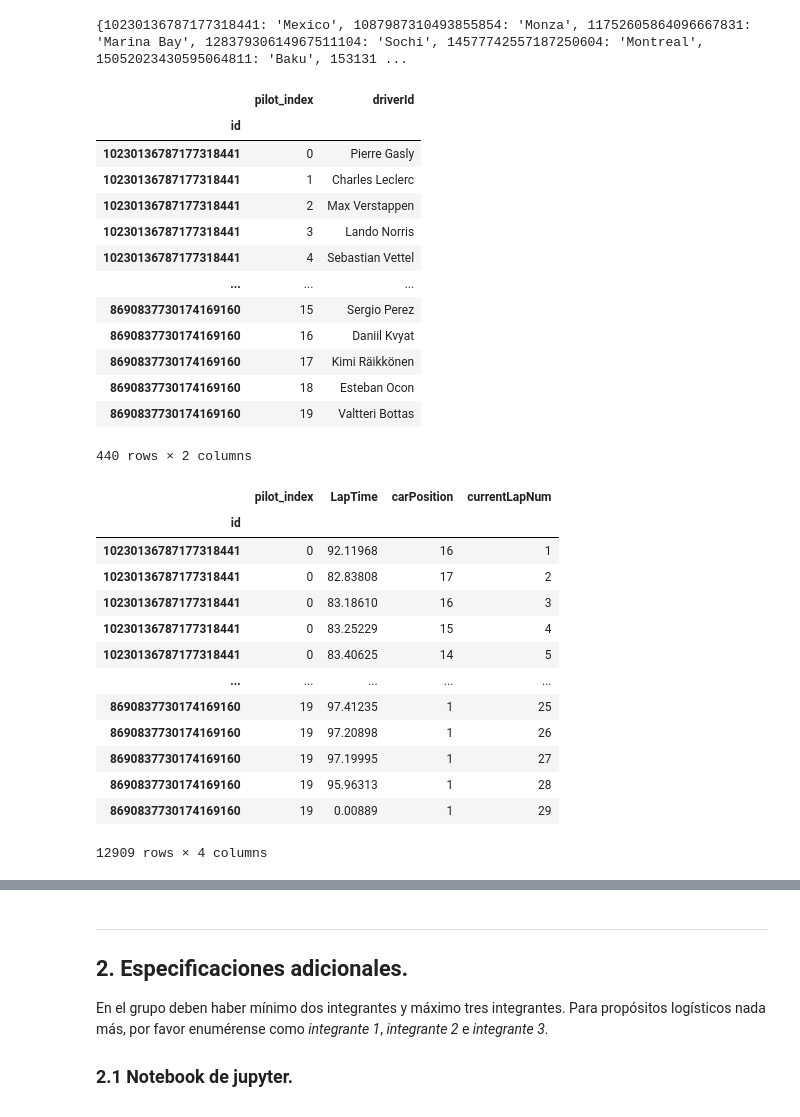
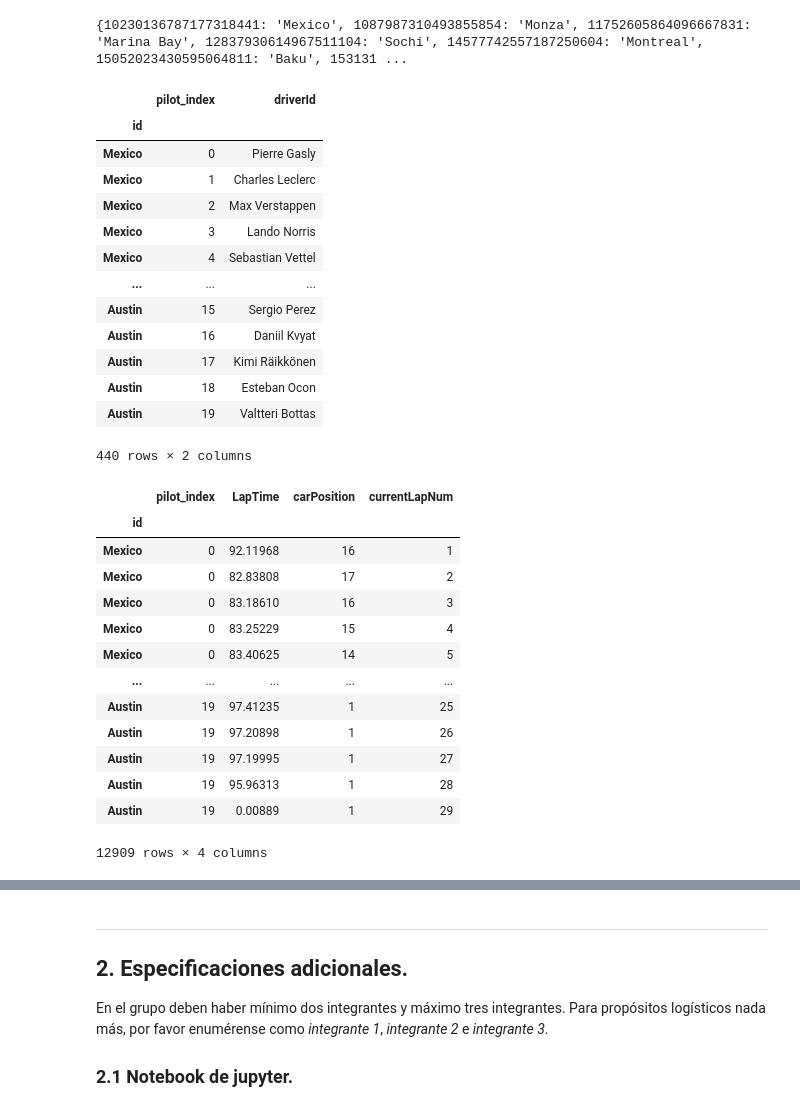
Before and after one commit to carolanb/Proyecto_modulo1, a Jupyter notebook: GuiaProyectoActual.ipynb, the cells around one changed output, grey strips where cells are left out. Cells and saved outputs as stored; diff of their text form; code cells hidden in the pictures.

```diff
--- a/GuiaProyectoActual.ipynb
+++ b/GuiaProyectoActual.ipynb
@@ -198,42 +198,44 @@ print(dic)
 # %%
 pilotdata= pd.read_excel("participant_racet.xlsx")
 p_d = pd.DataFrame(pilotdata)
 p_d.set_index('id', inplace=True)
 p_d = p_d.drop(["Source.Name", "maxRPM","idleRPM","teamId"], axis=1)
+p_d.index = p_d.index.map(dic)
 p_d
 # %% [output]
 |  | pilot_index | driverId |
 | id |  |  |
-| 10230136787177318441 | 0 | Pierre Gasly |
-| 10230136787177318441 | 1 | Charles Leclerc |
-| 10230136787177318441 | 2 | Max Verstappen |
-| 10230136787177318441 | 3 | Lando Norris |
-| 10230136787177318441 | 4 | Sebastian Vettel |
+| Mexico | 0 | Pierre Gasly |
+| Mexico | 1 | Charles Leclerc |
+| Mexico | 2 | Max Verstappen |
+| Mexico | 3 | Lando Norris |
+| Mexico | 4 | Sebastian Vettel |
 | ... | ... | ... |
-| 8690837730174169160 | 15 | Sergio Perez |
-| 8690837730174169160 | 16 | Daniil Kvyat |
-| 8690837730174169160 | 17 | Kimi Räikkönen |
-| 8690837730174169160 | 18 | Esteban Ocon |
-| 8690837730174169160 | 19 | Valtteri Bottas |
+| Austin | 15 | Sergio Perez |
+| Austin | 16 | Daniil Kvyat |
+| Austin | 17 | Kimi Räikkönen |
+| Austin | 18 | Esteban Ocon |
+| Austin | 19 | Valtteri Bottas |
 440 rows × 2 columns
 # %%
 racetdata= pd.read_excel("participant_racet.xlsx", sheet_name='RaceTimeData')
 rt = pd.DataFrame(racetdata)
 rt.set_index('id', inplace=True)
 rt = rt.drop(["Source.Name", "frameIdentifierStart","frameIdentifierStop","sector1TimeInMS","sector2TimeInMS","sector3TimeInMS"], axis=1)
+rt.index = rt.index.map(dic)
 rt
 # %% [output]
 |  | pilot_index | LapTime | carPosition | currentLapNum |
 | id |  |  |  |  |
-| 10230136787177318441 | 0 | 92.11968 | 16 | 1 |
-| 10230136787177318441 | 0 | 82.83808 | 17 | 2 |
-| 10230136787177318441 | 0 | 83.18610 | 16 | 3 |
-| 10230136787177318441 | 0 | 83.25229 | 15 | 4 |
-| 10230136787177318441 | 0 | 83.40625 | 14 | 5 |
+| Mexico | 0 | 92.11968 | 16 | 1 |
+| Mexico | 0 | 82.83808 | 17 | 2 |
+| Mexico | 0 | 83.18610 | 16 | 3 |
+| Mexico | 0 | 83.25229 | 15 | 4 |
+| Mexico | 0 | 83.40625 | 14 | 5 |
 | ... | ... | ... | ... | ... |
-| 8690837730174169160 | 19 | 97.41235 | 1 | 25 |
-| 8690837730174169160 | 19 | 97.20898 | 1 | 26 |
-| 8690837730174169160 | 19 | 97.19995 | 1 | 27 |
-| 8690837730174169160 | 19 | 95.96313 | 1 | 28 |
-| 8690837730174169160 | 19 | 0.00889 | 1 | 29 |
+| Austin | 19 | 97.41235 | 1 | 25 |
+| Austin | 19 | 97.20898 | 1 | 26 |
+| Austin | 19 | 97.19995 | 1 | 27 |
+| Austin | 19 | 95.96313 | 1 | 28 |
+| Austin | 19 | 0.00889 | 1 | 29 |
 12909 rows × 4 columns
```
Also changed, not shown: parts of 7 cells of this notebook, 1 other file.
